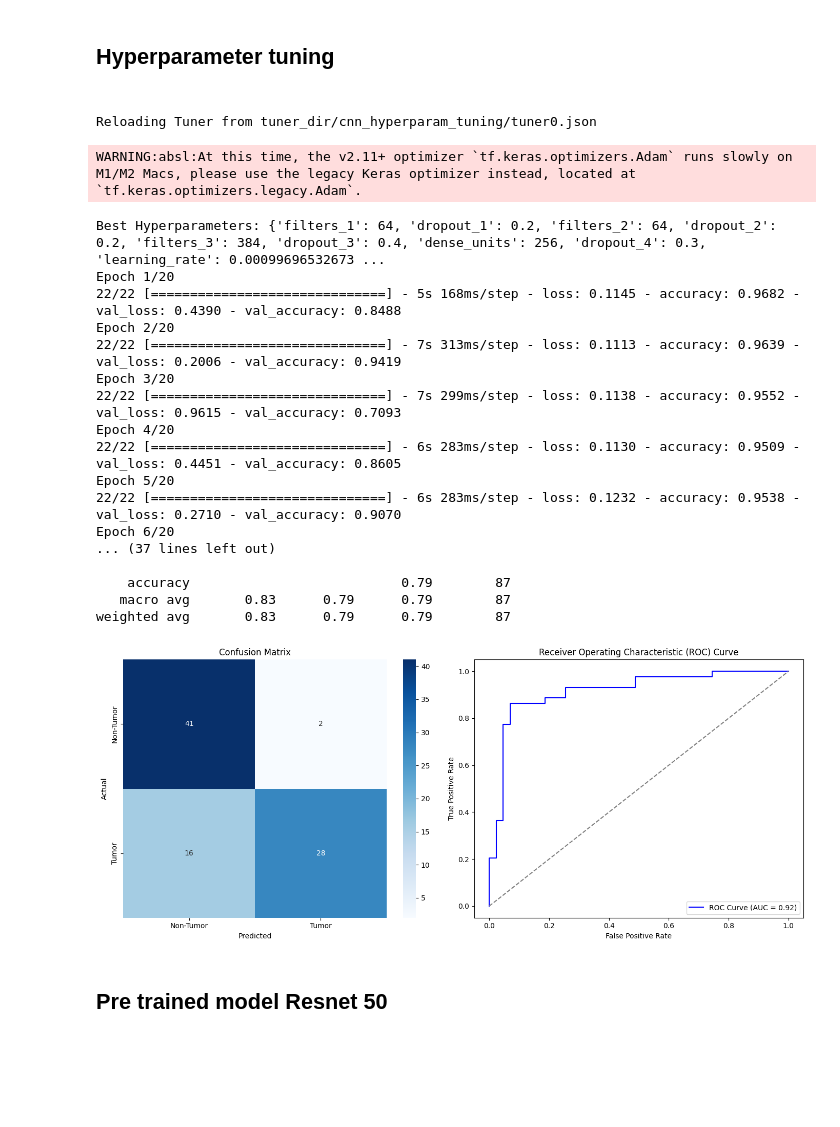
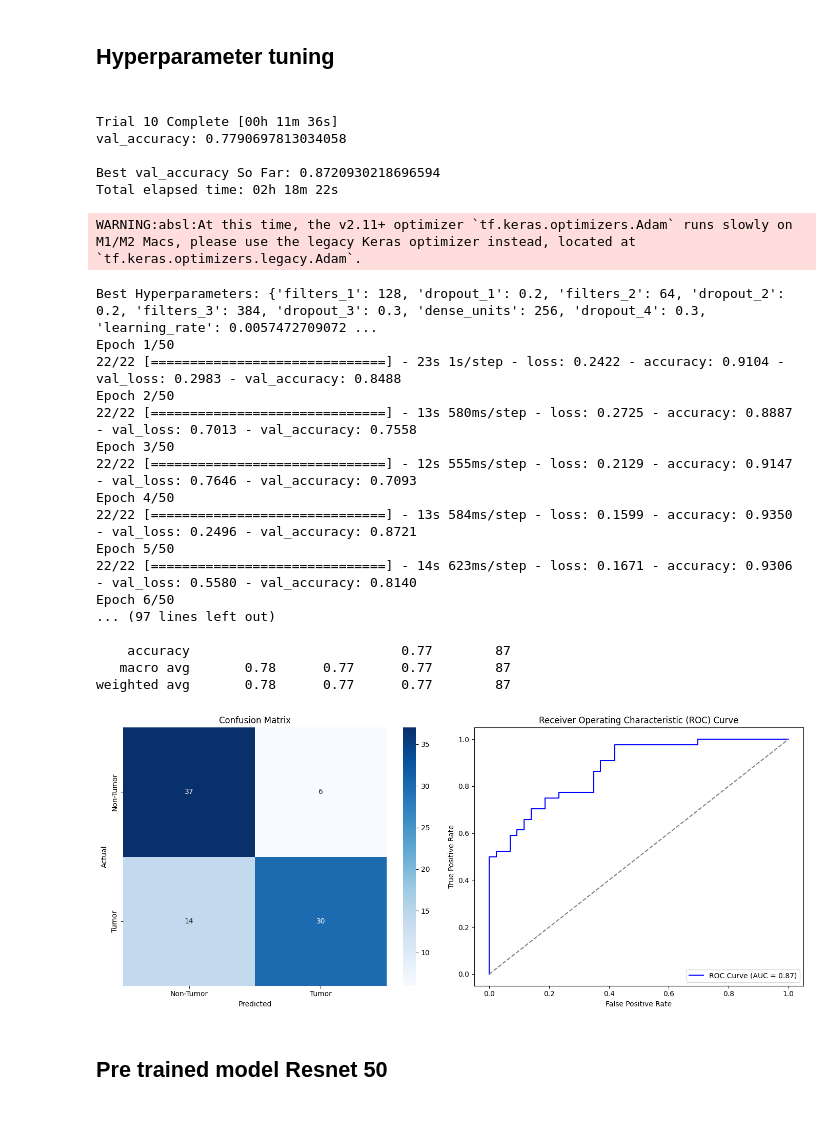
Before and after one commit to TrippWhaley/comp-562-final-project, a Jupyter notebook: project.ipynb, the cells around one changed output. Drawn from its saved outputs; the diff is of its cells as text; code cells hidden in the pictures; blank space fills up the shorter version.

```diff
--- a/project.ipynb
+++ b/project.ipynb
@@ -501,49 +499,53 @@ def hyperparameter_tuning(X_train, y_train, X_val, y_val):
     best_hyperparameters = tuner.get_best_hyperparameters()[0]
 
     print(f"Best Hyperparameters: {best_hyperparameters.values}")
 
     return best_model
 
 # Train and evaluate the best model
 def train_and_evaluate_model(X_train, y_train, X_val, y_val, X_test, y_test):
     # Run hyperparameter tuning
     best_model = hyperparameter_tuning(X_train, y_train, X_val, y_val)
 
     # Evaluate the best model on test data
-    history = best_model.fit(X_train, y_train, validation_data=(X_val, y_val), epochs=20, batch_size=32)
+    history = best_model.fit(X_train, y_train, validation_data=(X_val, y_val), epochs=50, batch_size=32)
 
     # Evaluate on test set
     test_loss, test_accuracy = best_model.evaluate(X_test, y_test)
     print(f"Test Loss: {test_loss}, Test Accuracy: {test_accuracy}")
 
     # Use your previous evaluation function to plot confusion matrix and ROC curve
 
 
     evaluate_model(best_model, X_test, y_test)
 
     # Return the best model and training history
     return best_model, history
 
 # Assuming X_train, y_train, X_val, y_val, X_test, y_test are already prepared
 best_model, history = train_and_evaluate_model(X_train, y_train, X_val, y_val, X_test, y_test)
 # %% [output]
-Reloading Tuner from tuner_dir/cnn_hyperparam_tuning/tuner0.json
+Trial 10 Complete [00h 11m 36s]
+val_accuracy: 0.7790697813034058
+
+Best val_accuracy So Far: 0.8720930218696594
+Total elapsed time: 02h 18m 22s
 WARNING:absl:At this time, the v2.11+ optimizer `tf.keras.optimizers.Adam` runs slowly on M1/M2 Macs, please use the legacy Keras optimizer instead, located at `tf.keras.optimizers.legacy.Adam`.
-Best Hyperparameters: {'filters_1': 64, 'dropout_1': 0.2, 'filters_2': 64, 'dropout_2': 0.2, 'filters_3': 384, 'dropout_3': 0.4, 'dense_units': 256, 'dropout_4': 0.3, 'learning_rate': 0.00099696532673 ...
-Epoch 1/20
-22/22 [==============================] - 5s 168ms/step - loss: 0.1145 - accuracy: 0.9682 - val_loss: 0.4390 - val_accuracy: 0.8488
-Epoch 2/20
-22/22 [==============================] - 7s 313ms/step - loss: 0.1113 - accuracy: 0.9639 - val_loss: 0.2006 - val_accuracy: 0.9419
-Epoch 3/20
-22/22 [==============================] - 7s 299ms/step - loss: 0.1138 - accuracy: 0.9552 - val_loss: 0.9615 - val_accuracy: 0.7093
-Epoch 4/20
-22/22 [==============================] - 6s 283ms/step - loss: 0.1130 - accuracy: 0.9509 - val_loss: 0.4451 - val_accuracy: 0.8605
-Epoch 5/20
-22/22 [==============================] - 6s 283ms/step - loss: 0.1232 - accuracy: 0.9538 - val_loss: 0.2710 - val_accuracy: 0.9070
-Epoch 6/20
-... (37 lines left out)
+Best Hyperparameters: {'filters_1': 128, 'dropout_1': 0.2, 'filters_2': 64, 'dropout_2': 0.2, 'filters_3': 384, 'dropout_3': 0.3, 'dense_units': 256, 'dropout_4': 0.3, 'learning_rate': 0.0057472709072 ...
+Epoch 1/50
+22/22 [==============================] - 23s 1s/step - loss: 0.2422 - accuracy: 0.9104 - val_loss: 0.2983 - val_accuracy: 0.8488
+Epoch 2/50
+22/22 [==============================] - 13s 580ms/step - loss: 0.2725 - accuracy: 0.8887 - val_loss: 0.7013 - val_accuracy: 0.7558
+Epoch 3/50
+22/22 [==============================] - 12s 555ms/step - loss: 0.2129 - accuracy: 0.9147 - val_loss: 0.7646 - val_accuracy: 0.7093
+Epoch 4/50
+22/22 [==============================] - 13s 584ms/step - loss: 0.1599 - accuracy: 0.9350 - val_loss: 0.2496 - val_accuracy: 0.8721
+Epoch 5/50
+22/22 [==============================] - 14s 623ms/step - loss: 0.1671 - accuracy: 0.9306 - val_loss: 0.5580 - val_accuracy: 0.8140
+Epoch 6/50
+... (97 lines left out)
 
-    accuracy                           0.79        87
-   macro avg       0.83      0.79      0.79        87
-weighted avg       0.83      0.79      0.79        87
+    accuracy                           0.77        87
+   macro avg       0.78      0.77      0.77        87
+weighted avg       0.78      0.77      0.77        87
-[figure, old version]
+[figure, new version]
```
Also changed, not shown: parts of 15 cells of this notebook.
